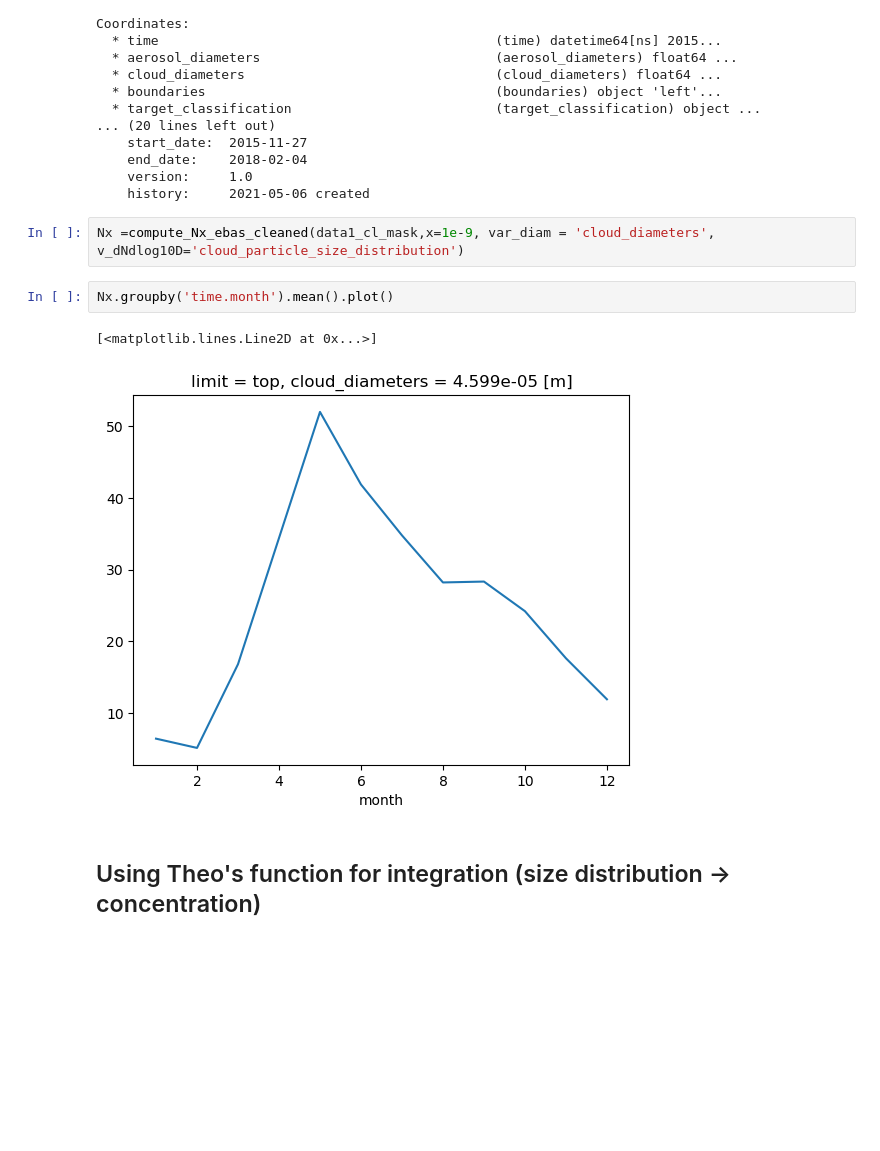
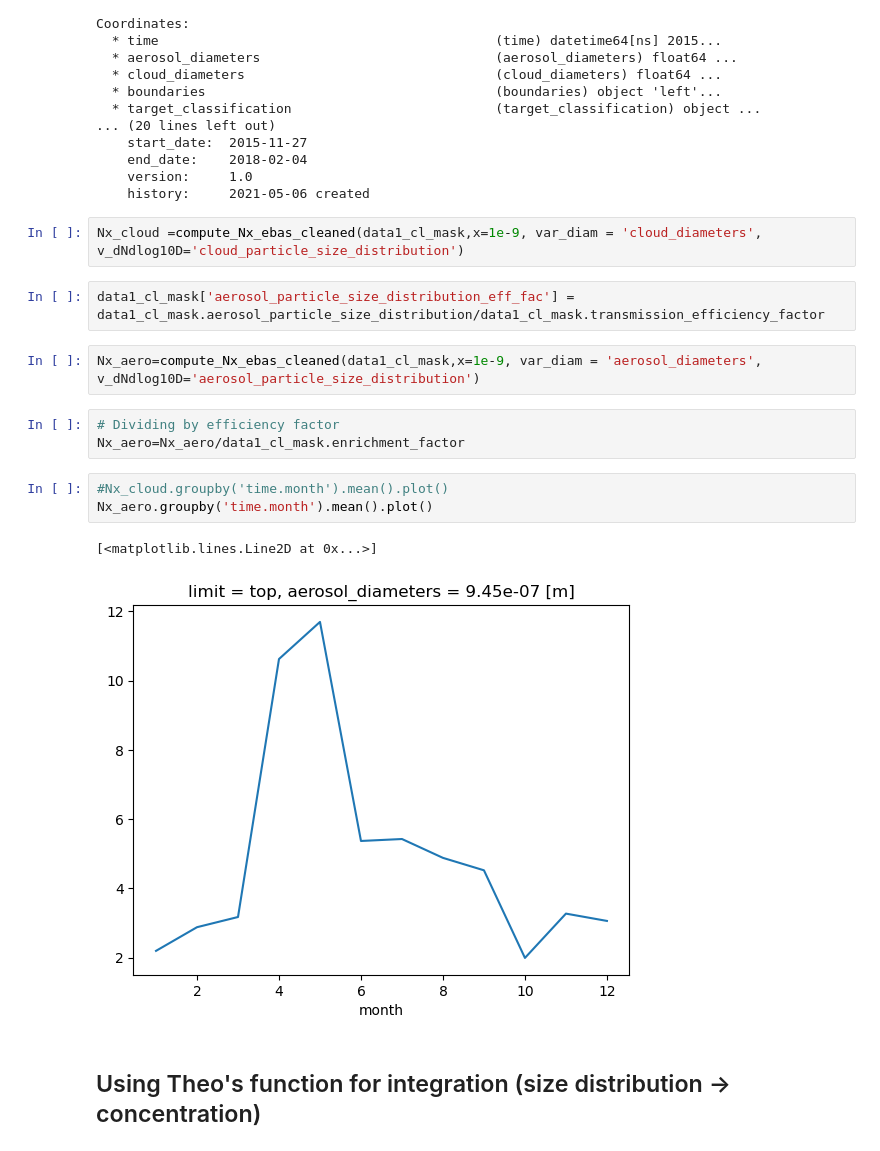
Before and after one commit to eScience-course/-Tjaernoe2022-group1, a Jupyter notebook: notebooks/Ingvild/Getting_started.ipynb, the cells around one changed output. Saved outputs shown, nothing was run; the diff lists cells and outputs as text; blank space fills up the shorter version.

```diff
--- a/notebooks/Ingvild/Getting_started.ipynb
+++ b/notebooks/Ingvild/Getting_started.ipynb
@@ -59,12 +59,20 @@ Coordinates:
     version:     1.0
     history:     2021-05-06 created
 # %%
-Nx =compute_Nx_ebas_cleaned(data1_cl_mask,x=1e-9, var_diam = 'cloud_diameters', v_dNdlog10D='cloud_particle_size_distribution')
+Nx_cloud =compute_Nx_ebas_cleaned(data1_cl_mask,x=1e-9, var_diam = 'cloud_diameters', v_dNdlog10D='cloud_particle_size_distribution')
+# %%
+data1_cl_mask['aerosol_particle_size_distribution_eff_fac'] = data1_cl_mask.aerosol_particle_size_distribution/data1_cl_mask.transmission_efficiency_factor
+# %%
+Nx_aero=compute_Nx_ebas_cleaned(data1_cl_mask,x=1e-9, var_diam = 'aerosol_diameters', v_dNdlog10D='aerosol_particle_size_distribution')
+# %%
+# Dividing by efficiency factor
+Nx_aero=Nx_aero/data1_cl_mask.enrichment_factor
 # %%
-Nx.groupby('time.month').mean().plot()
+#Nx_cloud.groupby('time.month').mean().plot()
+Nx_aero.groupby('time.month').mean().plot()
 # %% [output]
 [<matplotlib.lines.Line2D at 0x...>]
-[figure, old version]
+[figure, new version]
 # %% [markdown]
 ## Using Theo's function for integration (size distribution -> concentration)
 # %%
```
